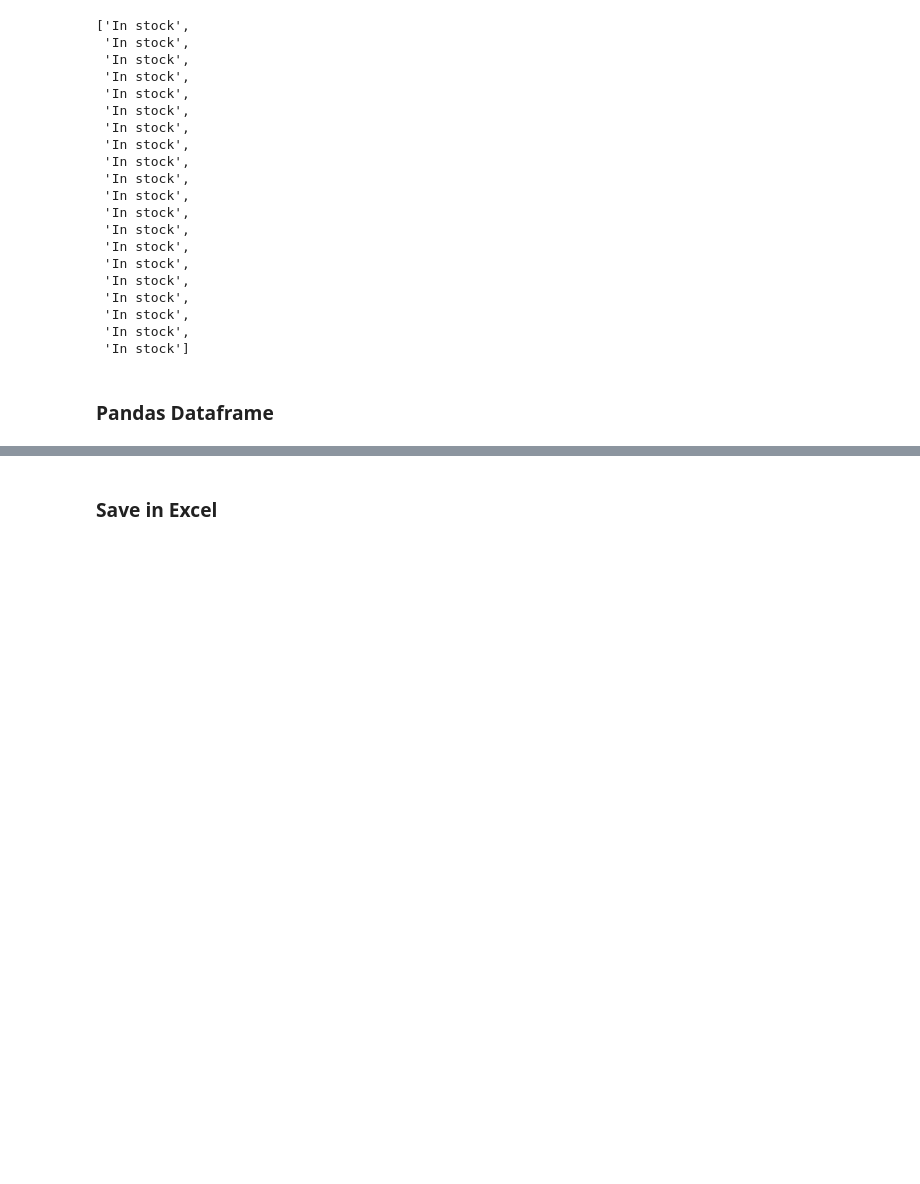
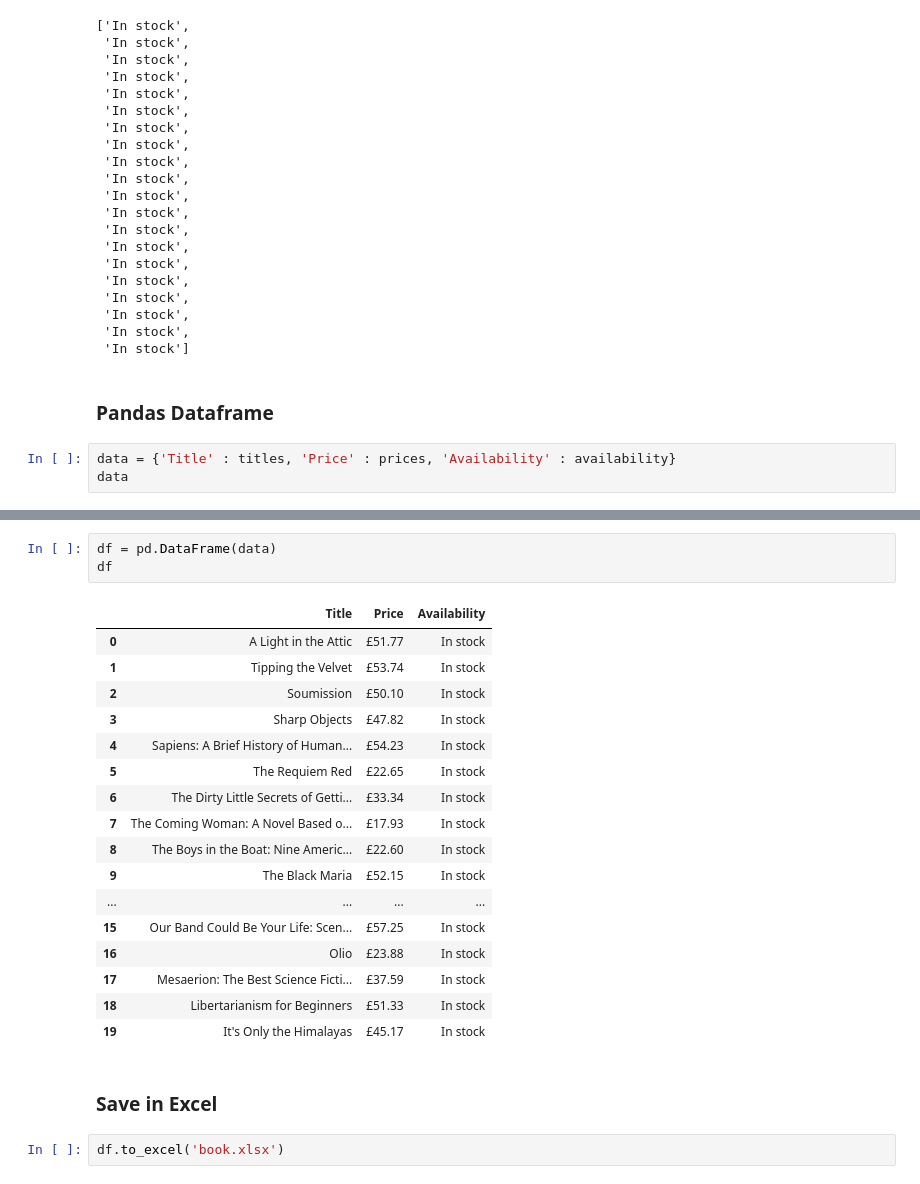
Before and after one commit to tajamulk2/Web-Scraping-with-BeautifulSoup-and-Selenium, a Jupyter notebook: Project No.1/Project_1.ipynb, the cells around one changed output, grey strips where cells are left out. Drawn from its saved outputs; the diff is of its cells as text; blank space fills up the shorter version.

```diff
--- a/Project No.1/Project_1.ipynb
+++ b/Project No.1/Project_1.ipynb
@@ -196,3 +196,6 @@ availability
  'In stock']
 # %% [markdown]
 ### Pandas Dataframe
+# %%
+data = {'Title' : titles, 'Price' : prices, 'Availability' : availability}
+data
@@ -199,2 +220,25 @@ availability
+# %%
+df = pd.DataFrame(data)
+df
+# %% [output]
+|  | Title | Price | Availability |
+| 0 | A Light in the Attic | £51.77 | In stock |
+| 1 | Tipping the Velvet | £53.74 | In stock |
+| 2 | Soumission | £50.10 | In stock |
+| 3 | Sharp Objects | £47.82 | In stock |
+| 4 | Sapiens: A Brief History of Human... | £54.23 | In stock |
+| 5 | The Requiem Red | £22.65 | In stock |
+| 6 | The Dirty Little Secrets of Getti... | £33.34 | In stock |
+| 7 | The Coming Woman: A Novel Based o... | £17.93 | In stock |
+| 8 | The Boys in the Boat: Nine Americ... | £22.60 | In stock |
+| 9 | The Black Maria | £52.15 | In stock |
+| ... | ... | ... | ... |
+| 15 | Our Band Could Be Your Life: Scen... | £57.25 | In stock |
+| 16 | Olio | £23.88 | In stock |
+| 17 | Mesaerion: The Best Science Ficti... | £37.59 | In stock |
+| 18 | Libertarianism for Beginners | £51.33 | In stock |
+| 19 | It's Only the Himalayas | £45.17 | In stock |
 # %% [markdown]
 ### Save in Excel
+# %%
+df.to_excel('book.xlsx')
```
Also changed, not shown: parts of 1 cell of this notebook.
